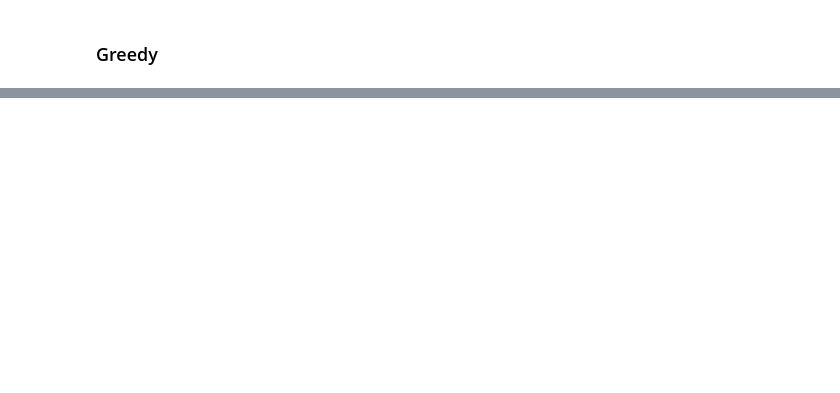
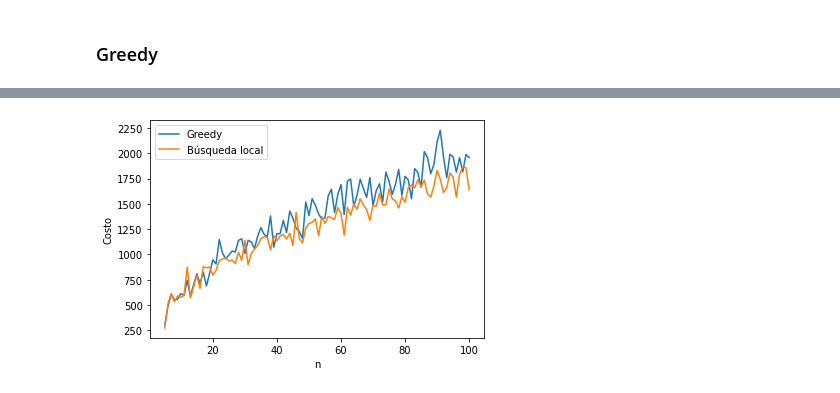
Before and after one commit to OscarRojasG/ADA-Informes, a Jupyter notebook: Informe13-TSP.ipynb, the cells around one changed output, grey strips where cells are left out. Saved outputs shown, nothing was run; the diff lists cells and outputs as text; code cells hidden in the pictures; blank space fills up the shorter version.

```diff
--- a/Informe13-TSP.ipynb
+++ b/Informe13-TSP.ipynb
@@ -342,0 +351,23 @@ Costo final: 400.915975953282
+# %%
+import matplotlib.pyplot as plt
+
+x=[]; y1=[]; y2=[]
+
+for n in range(5,101):
+  graph = generate_tsp_instance(n)
+  cost_greedy = tsp_greedy(graph)[1]
+  cost_2opt = tsp_local_search(graph)[1]
+
+  x.append(n)
+  y1.append(cost_greedy)
+  y2.append(cost_2opt)
+
+plt.plot(x,y1)
+plt.plot(x,y2)
+plt.legend(["Greedy", "Búsqueda local"])
+
+plt.xlabel('n')
+plt.ylabel('Costo')
+plt.show()
+# %% [output]
+[figure, added]
```
Also changed, not shown: parts of 15 cells of this notebook.
